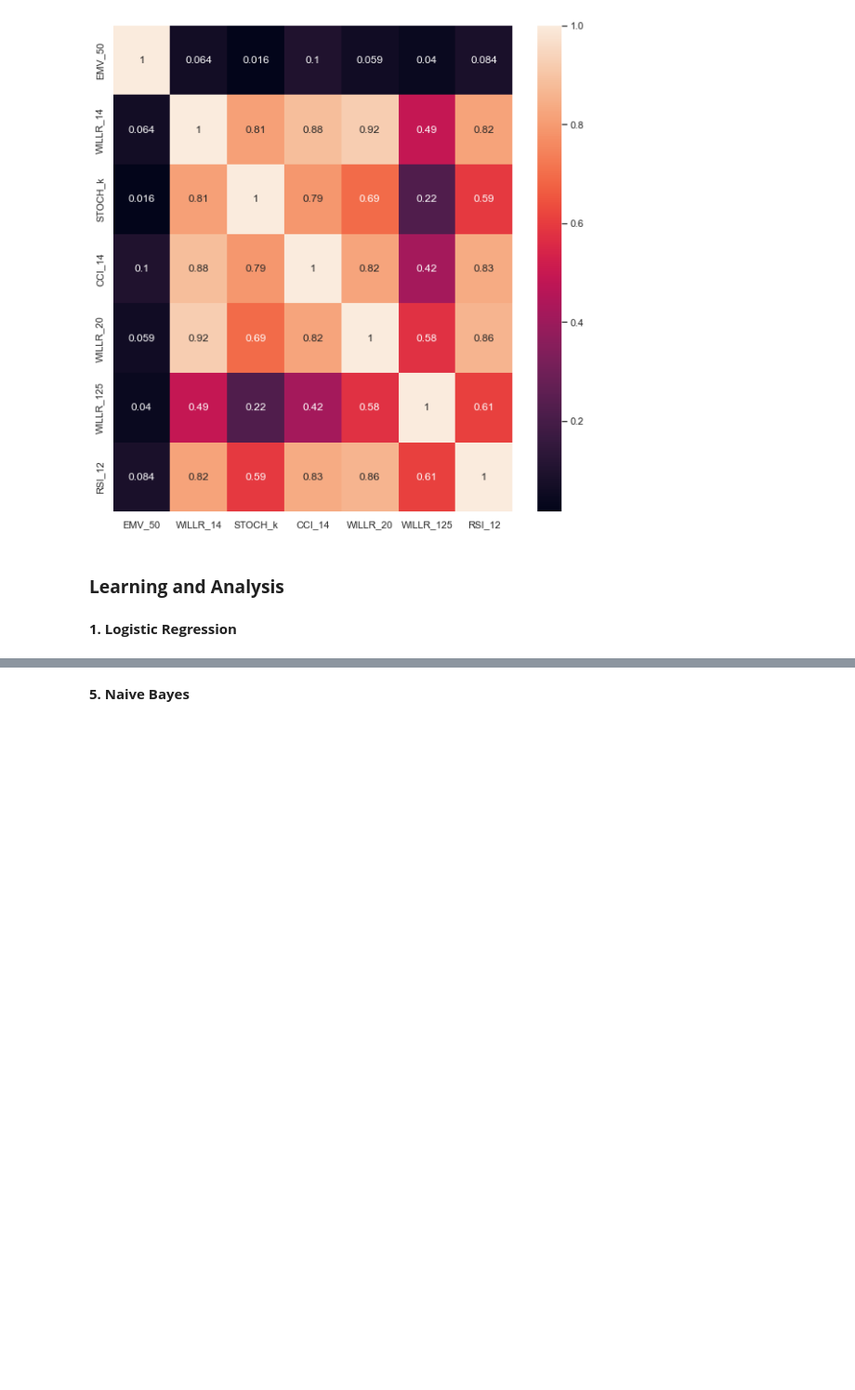
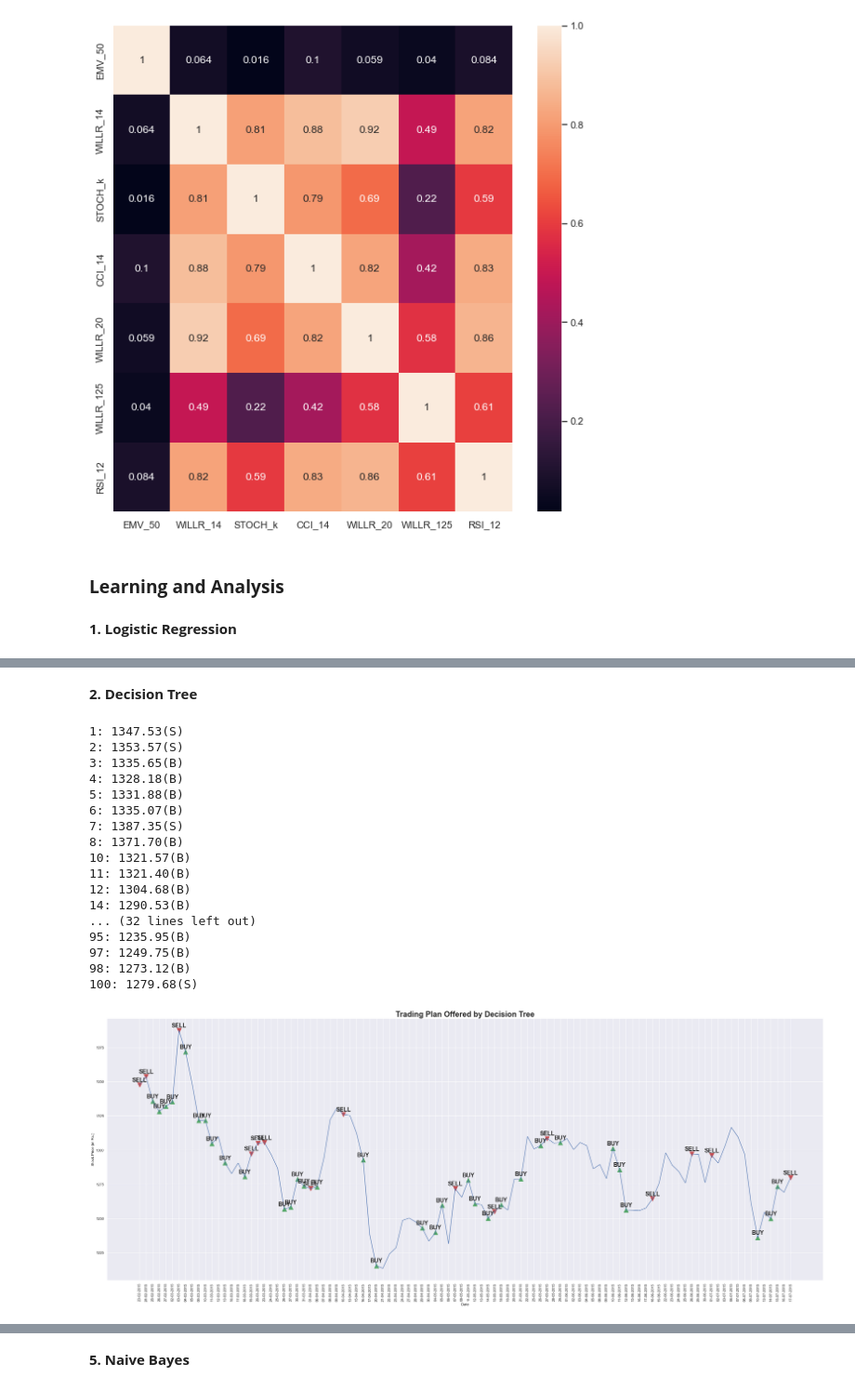
Before and after one commit to Anurag-Gulati-IIITD/Machine_Learning_Monsoon_2022, a Jupyter notebook: src/code_Anurag.ipynb, the cells around one changed output, grey strips where cells are left out. Shown at 93% size. Saved outputs shown, nothing was run; the diff lists cells and outputs as text; code cells hidden in the pictures; blank space fills up the shorter version.

```diff
--- a/src/code_Anurag.ipynb
+++ b/src/code_Anurag.ipynb
@@ -162,0 +166,24 @@ learnAndPredict(lr, X_train, y_train, X_test, 'Logistic Regression')
+# %% [markdown]
+__2. Decision Tree__
+# %%
+dt = DecisionTreeClassifier()
+learnAndPredict(dt, X_train, y_train, X_test, 'Decision Tree', 100)
+# %% [output]
+1: 1347.53(S)
+2: 1353.57(S)
+3: 1335.65(B)
+4: 1328.18(B)
+5: 1331.88(B)
+6: 1335.07(B)
+7: 1387.35(S)
+8: 1371.70(B)
+10: 1321.57(B)
+11: 1321.40(B)
+12: 1304.68(B)
+14: 1290.53(B)
+... (32 lines left out)
+95: 1235.95(B)
+97: 1249.75(B)
+98: 1273.12(B)
+100: 1279.68(S)
+[figure, added]
```
Also changed, not shown: parts of 7 cells of this notebook, 1 other file.
